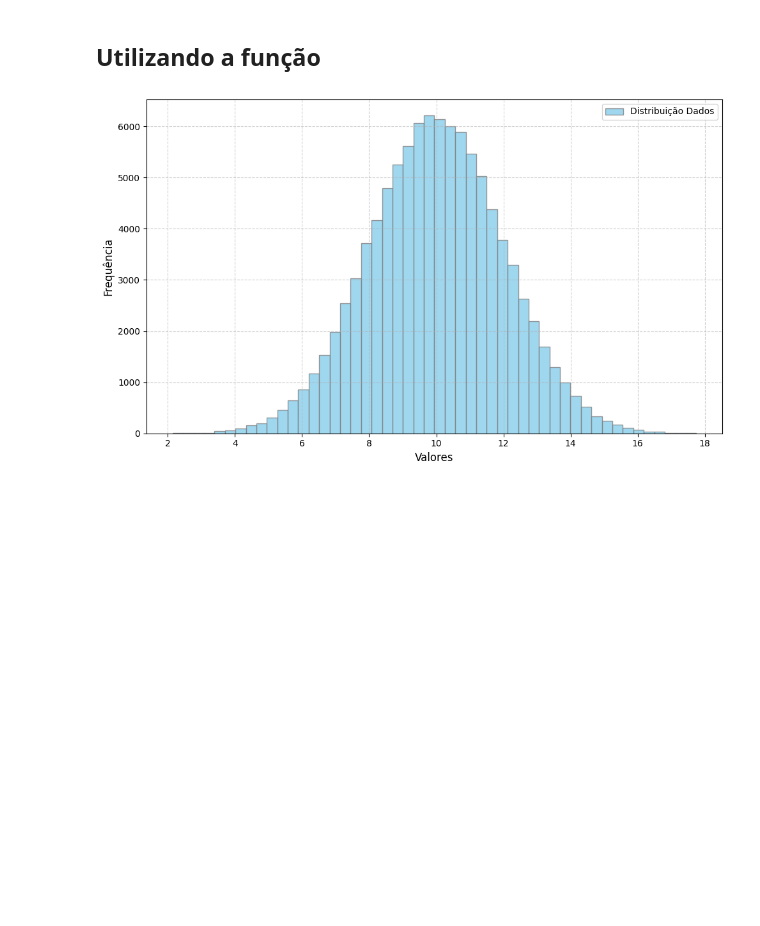
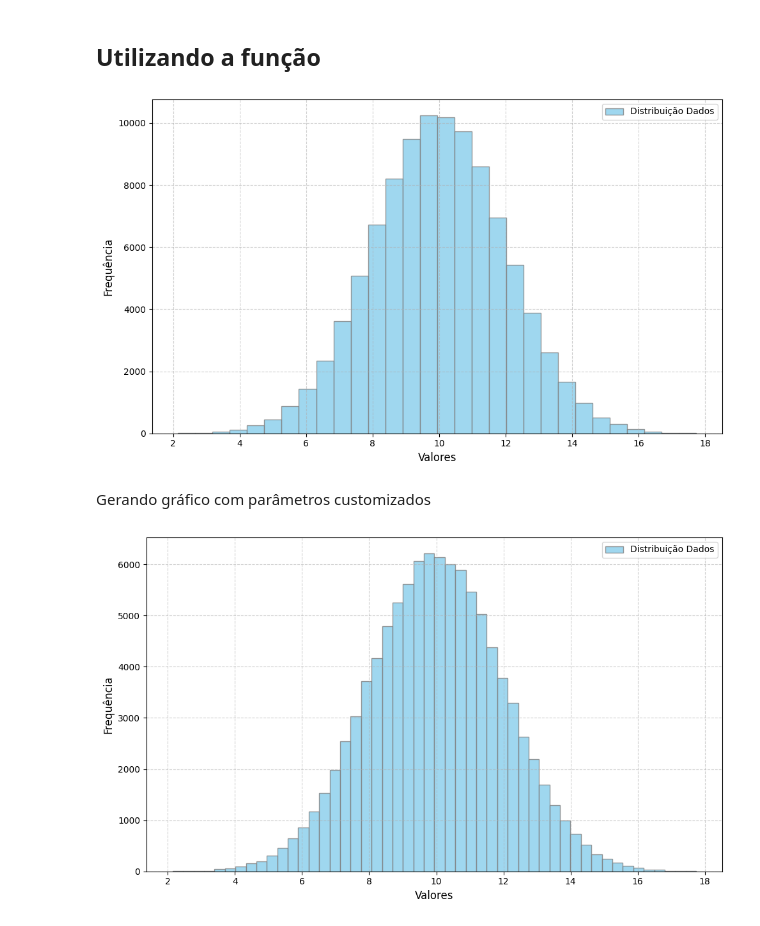
Before and after one commit to fferreir/VPS5701, a Jupyter notebook: notebooks/02. Plotando array com matplotlib.ipynb, the cells around one changed output. Drawn from its saved outputs; the diff is of its cells as text; code cells hidden in the pictures; blank space fills up the shorter version.

```diff
--- a/notebooks/02. Plotando array com matplotlib.ipynb
+++ b/notebooks/02. Plotando array com matplotlib.ipynb
@@ -158,6 +158,12 @@ def gera_grafico(dado='dado',
 dado = np.random.beta(a=0.1, b=0.1, size=10000)
 # %%
 dado = np.random.normal(loc=10, scale=2, size=100000)
+# %%
+gera_grafico(dado=dado)
+# %% [output]
+[figure, added]
+# %% [markdown]
+Gerando gráfico com parâmetros customizados
 # %%
 gera_grafico(dado=dado, ic=0, bins=50)
 # %% [output]
```
